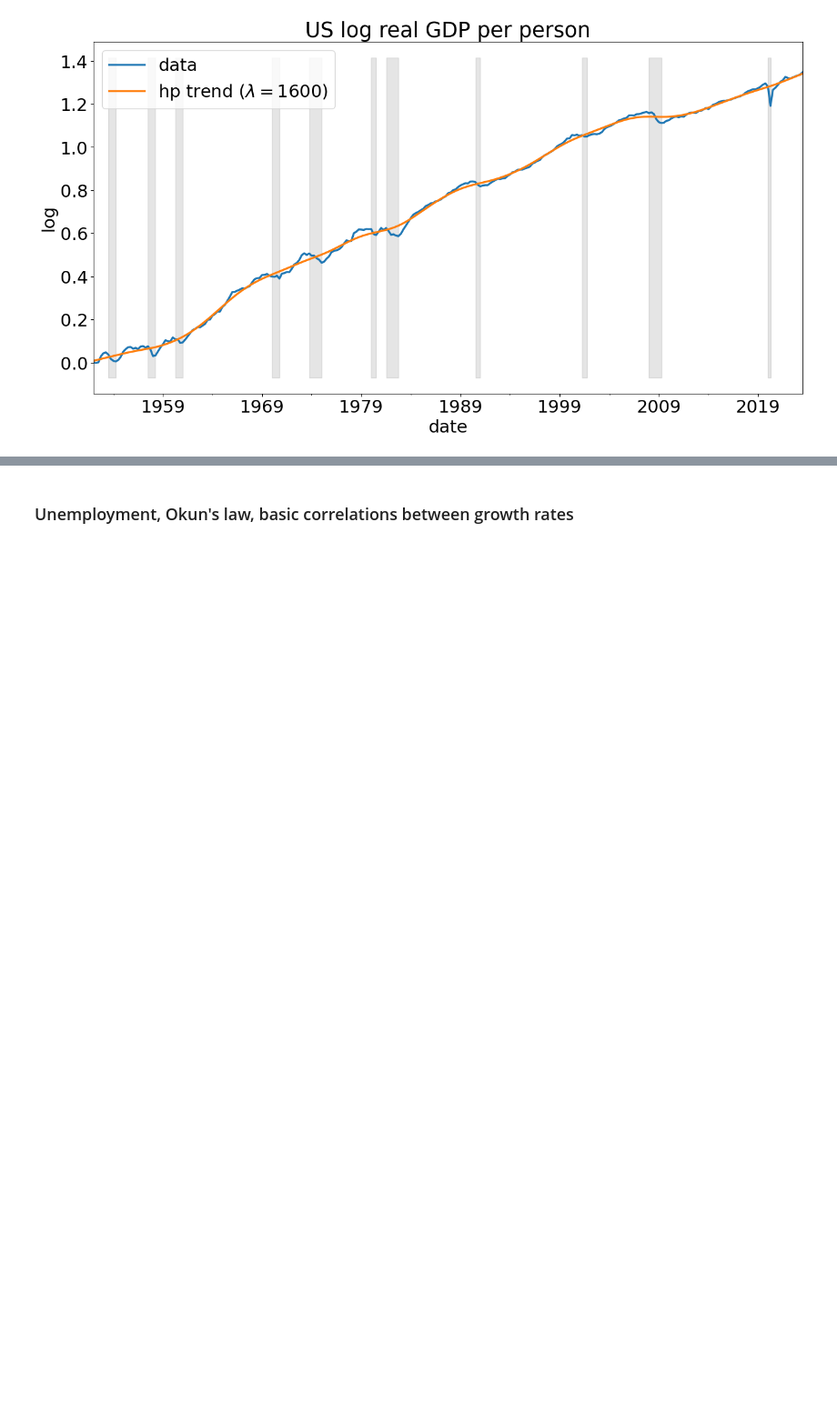
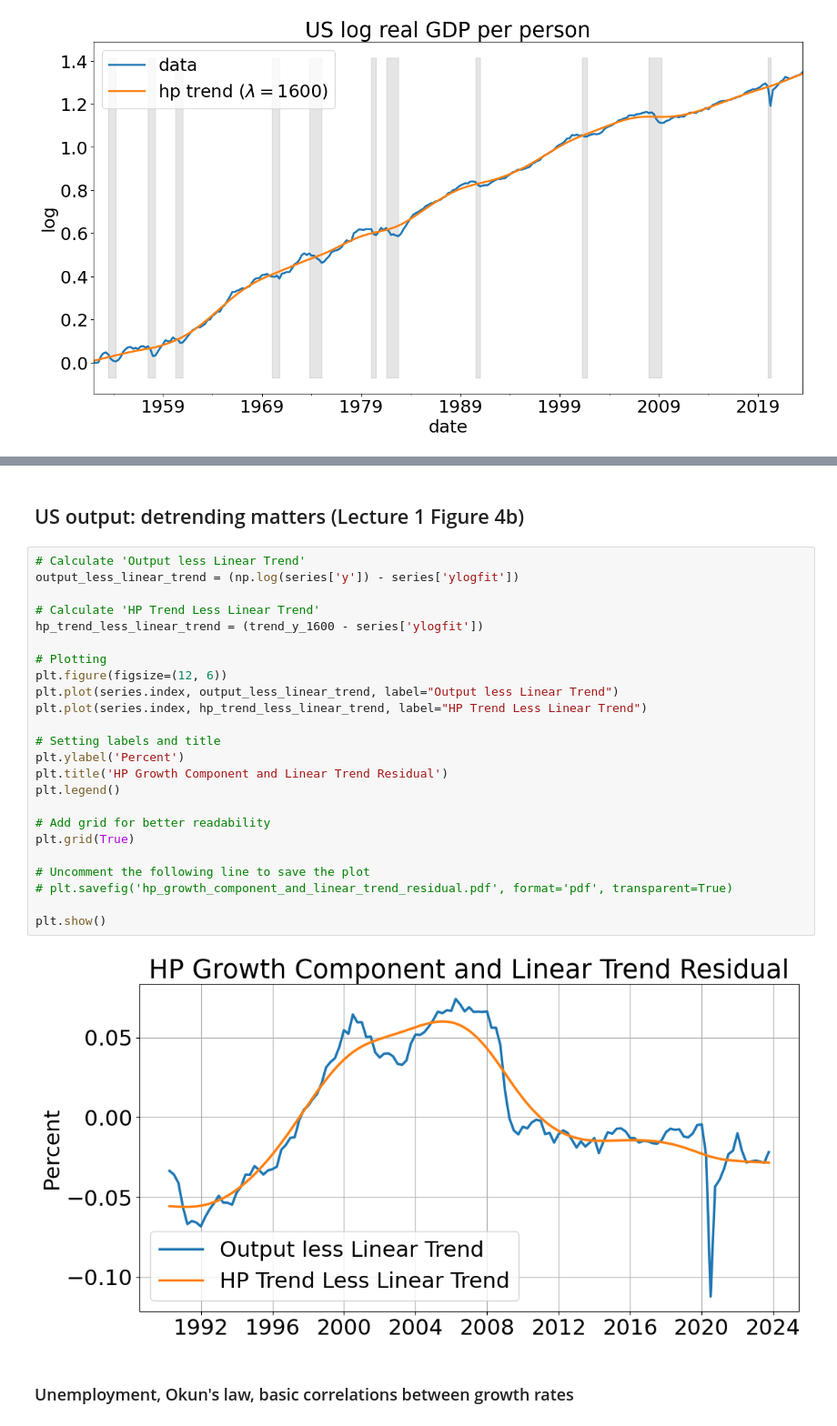
Before and after one commit to alexwellman/macrodata-wellman, a Jupyter notebook: macrodata-Adrien/econ212/data_212 2.ipynb, the cells around one changed output, grey strips where cells are left out. Shown at 91% size. Drawn from its saved outputs; the diff is of its cells as text; blank space fills up the shorter version.

```diff
--- a/macrodata-Adrien/econ52/data.ipynb
+++ b/macrodata-Adrien/econ212/data_212 2.ipynb
@@ -280,3 +241,31 @@ Note: if we use linear instead then we are almost 15% below trend now
+# %% [markdown]
+## US output: detrending matters (Lecture 1 Figure 4b)
+# %%
+# Calculate 'Output less Linear Trend'
+output_less_linear_trend = (np.log(series['y']) - series['ylogfit'])
+
+# Calculate 'HP Trend Less Linear Trend'
+hp_trend_less_linear_trend = (trend_y_1600 - series['ylogfit'])
+
+# Plotting
+plt.figure(figsize=(12, 6))
+plt.plot(series.index, output_less_linear_trend, label="Output less Linear Trend")
+plt.plot(series.index, hp_trend_less_linear_trend, label="HP Trend Less Linear Trend")
+
+# Setting labels and title
+plt.ylabel('Percent')
+plt.title('HP Growth Component and Linear Trend Residual')
+plt.legend()
+
+# Add grid for better readability
+plt.grid(True)
+
+# Uncomment the following line to save the plot
+# plt.savefig('hp_growth_component_and_linear_trend_residual.pdf', format='pdf', transparent=True)
+
+plt.show()
+# %% [output]
+[figure, added]
 # %% [markdown]
 ### Unemployment, Okun's law, basic correlations between growth rates
 # %%
```
Also changed, not shown: parts of 40 cells of this notebook, 3 other files.
